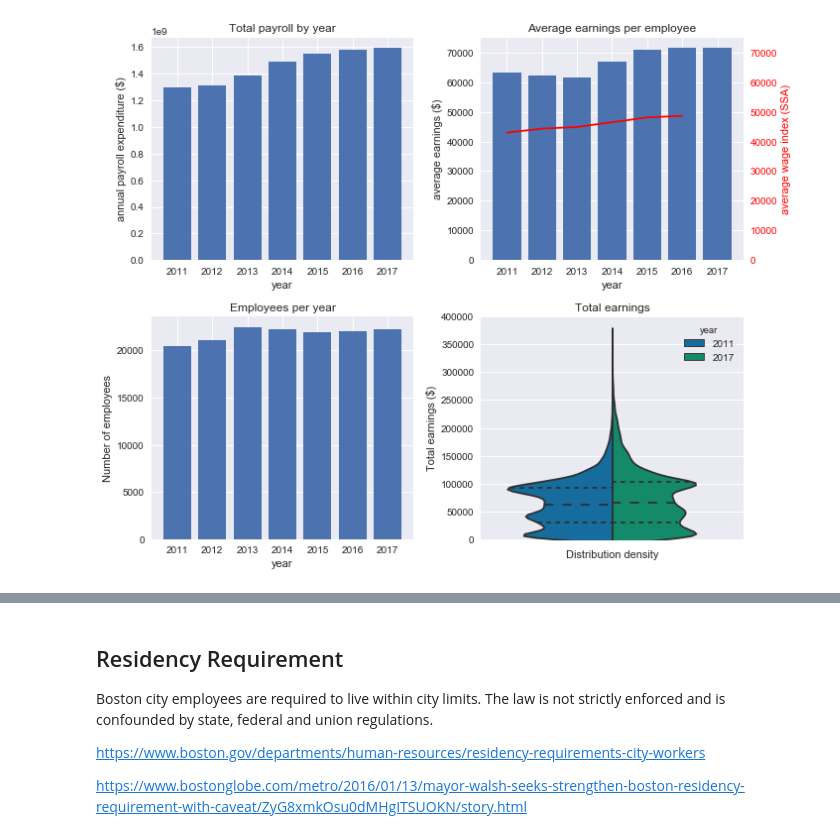
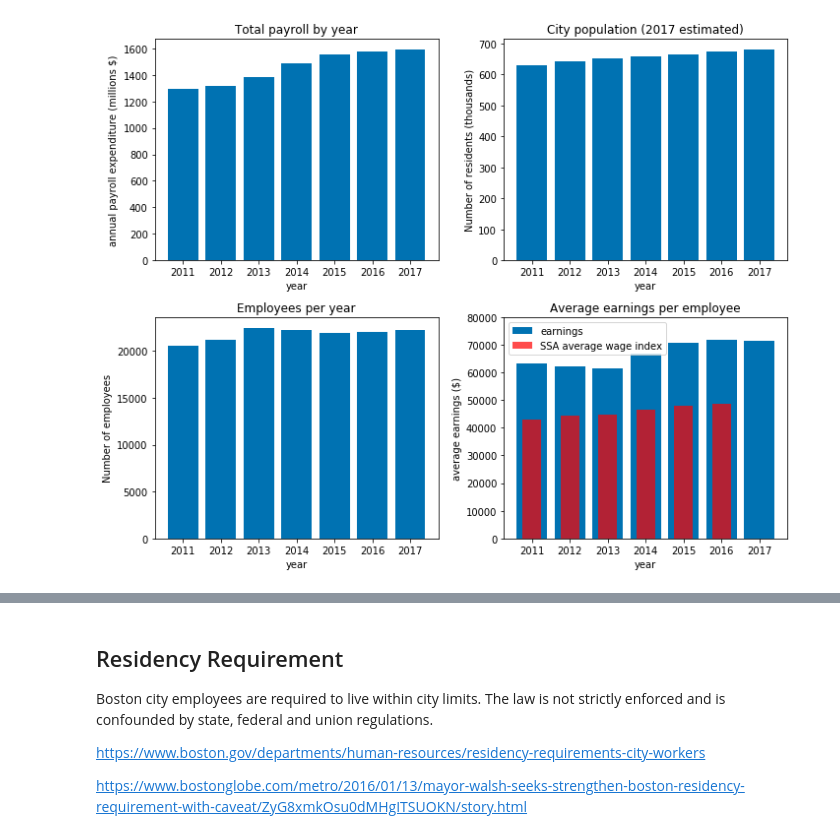
Before and after one commit to Turanga1/Springboard_DataScience, a Jupyter notebook: Capstone 1 - Boston Earnings Report/boston_earnings_analysis.ipynb, the cells around one changed output, grey strips where cells are left out. Cells and saved outputs as stored; diff of their text form; code cells hidden in the pictures.

```diff
--- a/Capstone 1 - Boston Earnings Report/boston_earnings_analysis.ipynb
+++ b/Capstone 1 - Boston Earnings Report/boston_earnings_analysis.ipynb
@@ -5,17 +5,12 @@ import pandas as pd
 import re, os, glob
 import matplotlib.pyplot as plt
 import seaborn as sns
+from scipy import interpolate
 plt.style.use('seaborn-colorblind')
-sns.set()
+# sns.set()
 # %%
 # read cleaned data file
-earnings = pd.read_csv('earnings.csv', encoding = "ISO-8859-1", header=0,\
-                       dtype={'name': 'str',\
-                              'department': 'category',\
-                              'title': 'category',\
-                              'year': 'category',\
-                              'dept_clean': 'category',\
-                              'title_clean': 'category'})
+earnings = pd.read_csv('earnings.csv', encoding = "ISO-8859-1", header=0)
 earnings.info()
 # %% [output]
 <class 'pandas.core.frame.DataFrame'>
@@ -48,51 +43,48 @@ total_payroll = total_payroll.reset_index()
 Average wage index (AWI) for the United States
 Source: https://www.ssa.gov/oact/cola/awidevelop.html
 """
-awi = [42979.61, 44321.67, 44888.16, 46481.52, 48098.63, 48642.15] # AWI, years 2011-2016
+total_payroll['awi'] = pd.Series([42979.61, 44321.67, 44888.16, 46481.52, 48098.63, 48642.15]) # AWI, years 2011-2016
 
-x = total_payroll['year']
-y1 = total_payroll['total']
-y2 = total_payroll['epc']
-y3 = total_payroll['name']
-y4 = earnings[['regular', 'total', 'year']].loc[(earnings['year'] == '2011') | (earnings['year'] == '2017')]
-y4['all'] = ''
-y4['year'] = y4['year'].astype('str')  # bug in pandas or Seaborn? Will not work with categorical data.
-print(y1)
+"""
+City of Boston population estimates
+https://www.census.gov/quickfacts/fact/table/bostoncitymassachusetts/PST045216
+2017 data is extrapolated from 2011-2016 data
+"""
+
+year_actual, pop_actual = np.array([2011, 2012, 2013, 2014, 2015, 2016]), np.array([630195, 641911, 651090, 659180, 665984, 673184])
+f = interpolate.interp1d(year_actual, pop_actual, fill_value='extrapolate')
+population = np.append(pop_actual, f(2017))
 
 fig, ((ax1, ax2), (ax3, ax4)) = plt.subplots(2, 2, figsize=(10, 8))
 
-ax1.bar(x, y1)
+x = total_payroll['year']
+
+# Total payroll by year
+ax1.bar(x, total_payroll['total']/1000000)
 ax1.set_xlabel('year')
-ax1.set_ylabel('annual payroll expenditure ($)')
+ax1.set_ylabel('annual payroll expenditure (millions $)')
 ax1.set_title('Total payroll by year')
 
-ax2.bar(x, y2)
+# City population
+ax2.bar(x, population/1000)
 ax2.set_xlabel('year')
-ax2.set_ylabel('average earnings ($)')
-ax2.set_title('Average earnings per employee')
-ax2.set_ylim(0, 75000)
+ax2.set_ylabel('Number of residents (thousands)')
+ax2.set_title('City population (2017 estimated)')
 
-ax2b = ax2.twinx()
-ax2b.plot(awi, color='r')
-ax2b.set_ylabel('average wage index (SSA)', color='r')
-ax2b.tick_params('y', colors='r')
-ax2b.set_ylim(0, 75000)
-ax2b.set_xlabel('')
-# plt.axis('off')
-# plt.tick_params(axis='both', left='off', top='off', right='off', bottom='off', labelleft='off', labeltop='off', labelright='on', labelbottom='off')
-ax2b.axes.grid(False)
-
-ax3.bar(x, y3)
+# Employees per year
+ax3.bar(x, total_payroll['name'])
 ax3.set_xlabel('year')
 ax3.set_ylabel('Number of employees')
 ax3.set_title('Employees per year')
 
-sns.violinplot(x='all', y='total', data=y4, hue='year', split=True, inner='quartile', \
-               palette='colorblind', orient='v', ax=ax4)
-ax4.set_xlabel('Distribution density')
-ax4.set_ylabel('Total earnings ($)')
-ax4.set_title('Total earnings')
-ax4.set_ylim(0, 400000)
+# Average earnings per employee
+ax4.bar(x, total_payroll['epc'])
+ax4.bar(x, total_payroll['awi'], width=0.5, alpha=0.7, color='r')
+ax4.set_xlabel('year')
+ax4.set_ylabel('average earnings ($)')
+ax4.set_title('Average earnings per employee')
+ax4.legend(['earnings', 'SSA average wage index'])
+ax4.set_ylim(0, 80000)
 
 plt.tight_layout()
 plt.show()
@@ -108 +92 @@ Name: total, dtype: float64
-[figure, old version]
+[figure, new version]
```
Also changed, not shown: parts of 14 cells of this notebook, 1 other file.
